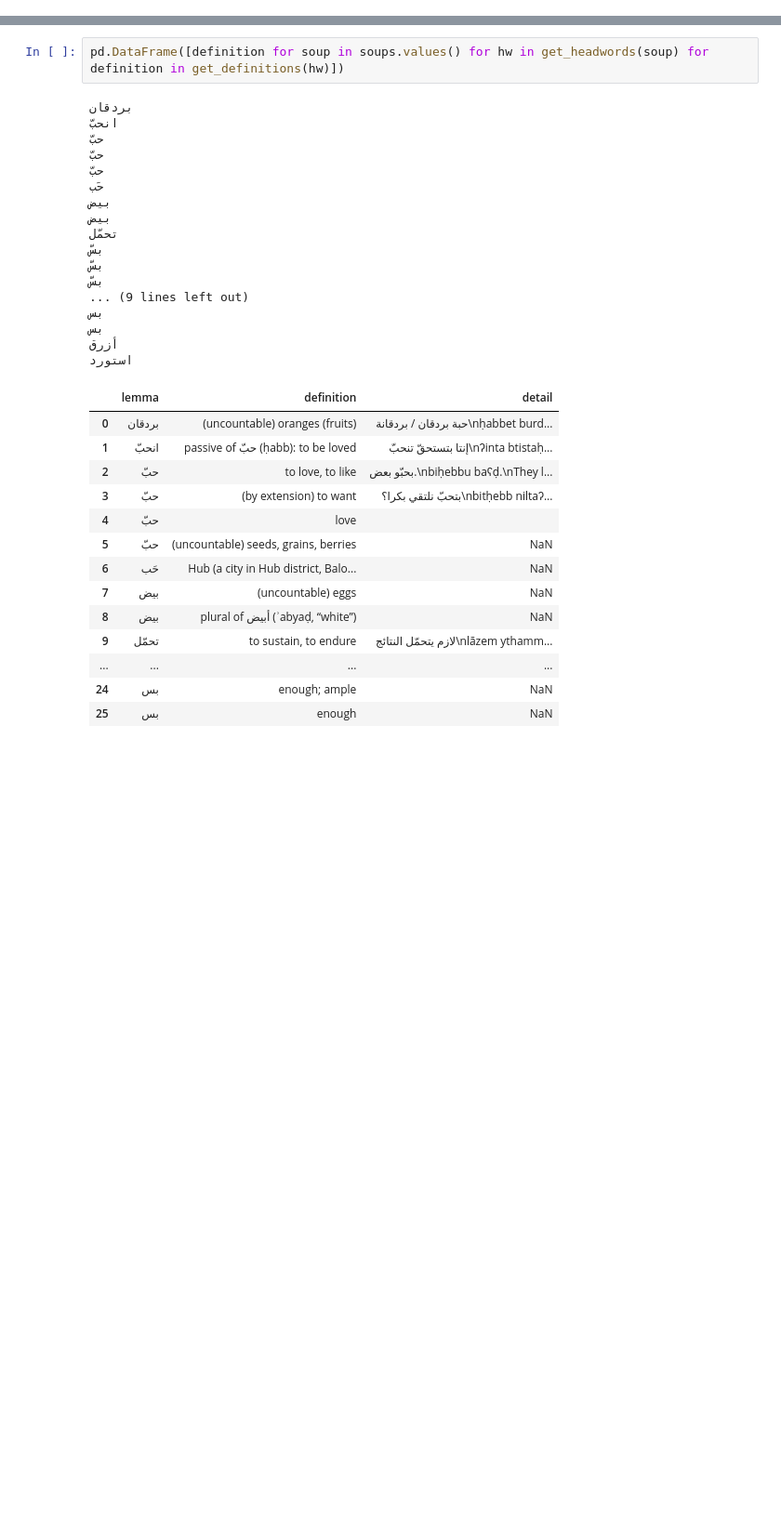
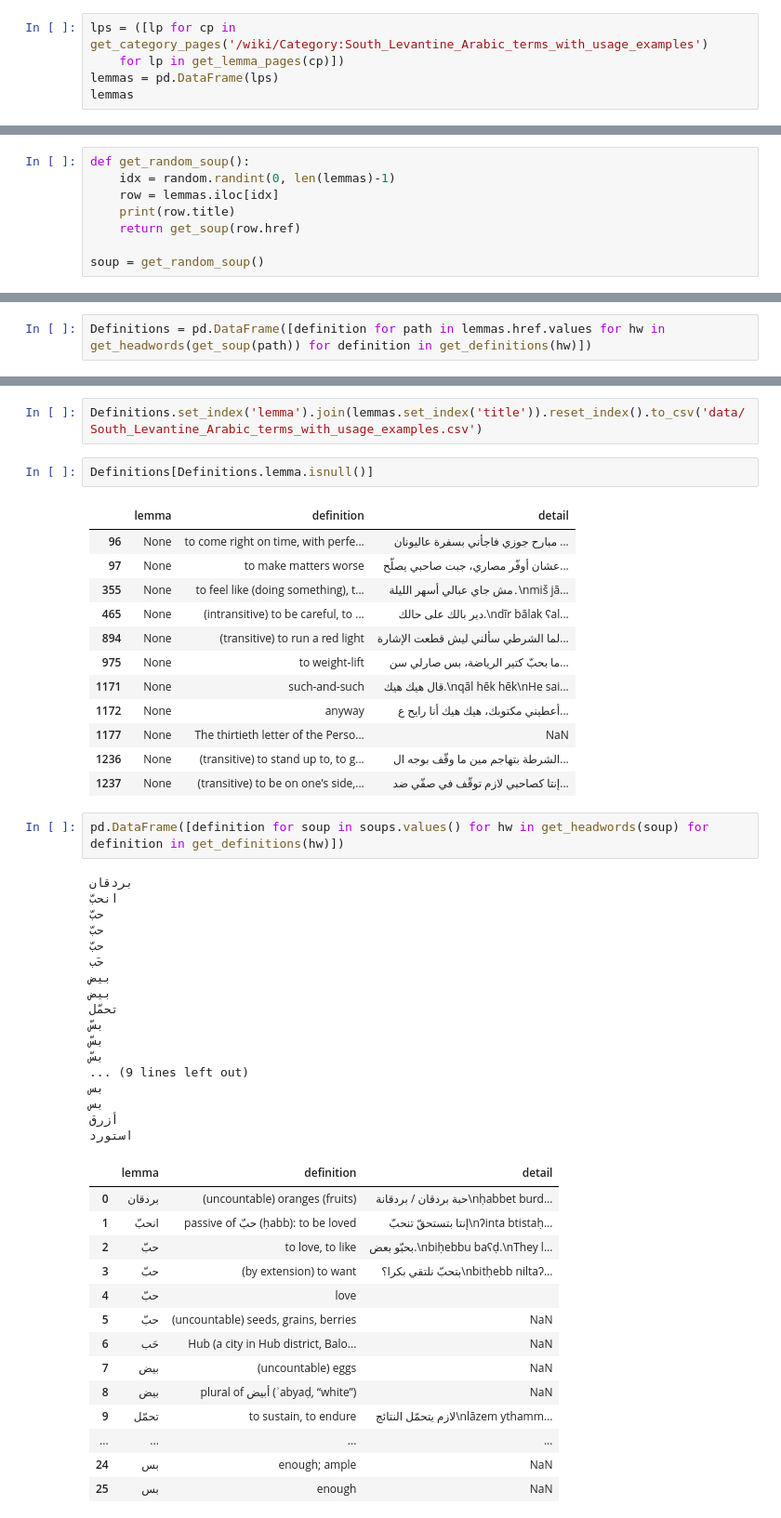
Before and after one commit to kebuhcah/viet-wiktionary-scrape, a Jupyter notebook: sandbox.ipynb, the cells around one changed output, grey strips where cells are left out. Shown at 93% size. Saved outputs shown, nothing was run; the diff lists cells and outputs as text; blank space fills up the shorter version.

Commit message:
scrape and save all "South_Levantine_Arabic_terms_with_usage_examples"

```diff
--- a/sandbox.ipynb
+++ b/sandbox.ipynb
@@ -63,0 +40,5 @@ soup = soups[random_key]
+# %%
+lps = ([lp for cp in get_category_pages('/wiki/Category:South_Levantine_Arabic_terms_with_usage_examples')
+    for lp in get_lemma_pages(cp)])
+lemmas = pd.DataFrame(lps)
+lemmas
@@ -63,0 +59,8 @@ soup = soups[random_key]
+# %%
+def get_random_soup():
+    idx = random.randint(0, len(lemmas)-1)
+    row = lemmas.iloc[idx]
+    print(row.title)
+    return get_soup(row.href)
+
+soup = get_random_soup()
@@ -86,3 +94,5 @@ def get_definitions(headword):
             result['detail'] = detail.strip()
         results.append(result)
     return results
+# %%
+Definitions = pd.DataFrame([definition for path in lemmas.href.values for hw in get_headwords(get_soup(path)) for definition in get_definitions(hw)])
@@ -89,3 +117,20 @@ def get_definitions(headword):
+# %%
+Definitions.set_index('lemma').join(lemmas.set_index('title')).reset_index().to_csv('data/South_Levantine_Arabic_terms_with_usage_examples.csv')
+# %%
+Definitions[Definitions.lemma.isnull()]
+# %% [output]
+|  | lemma | definition | detail |
+| 96 | None | to come right on time, with perfe... | مبارح جوزي فاجأني بسفرة عاليونان ... |
+| 97 | None | to make matters worse | عشان أوفّر مصاري، جبت صاحبي يصلّح... |
+| 355 | None | to feel like (doing something), t... | مش جاي عبالي أسهر الليلة․\nmiš jā... |
+| 465 | None | (intransitive) to be careful, to ... | دير بالك على حالك.\ndīr bālak ʕal... |
+| 894 | None | (transitive) to run a red light | لما الشرطي سألني ليش قطعت الإشارة... |
+| 975 | None | to weight-lift | ما بحبّ كتير الرياضة، بس صارلي سن... |
+| 1171 | None | such-and-such | قال هيك هيك.\nqāl hēk hēk\nHe sai... |
+| 1172 | None | anyway | أعطيني مكتوبك، هيك هيك أنا رايح ع... |
+| 1177 | None | The thirtieth letter of the Perso... | NaN |
+| 1236 | None | (transitive) to stand up to, to g... | الشرطة بتهاجم مين ما وقّف بوجه ال... |
+| 1237 | None | (transitive) to be on one's side,... | إنتا كصاحبي لازم توقّف في صفّي ضد... |
 # %%
 pd.DataFrame([definition for soup in soups.values() for hw in get_headwords(soup) for definition in get_definitions(hw)])
 # %% [output]
```
Also changed, not shown: parts of 9 cells of this notebook, 1 other file.
